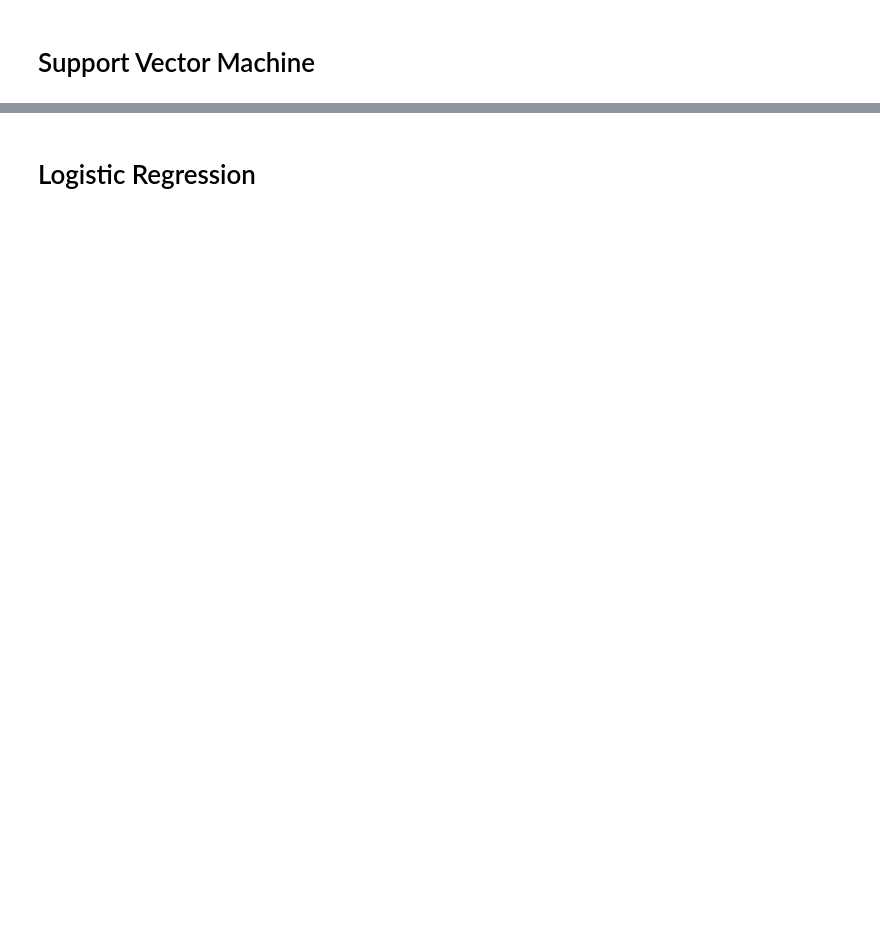
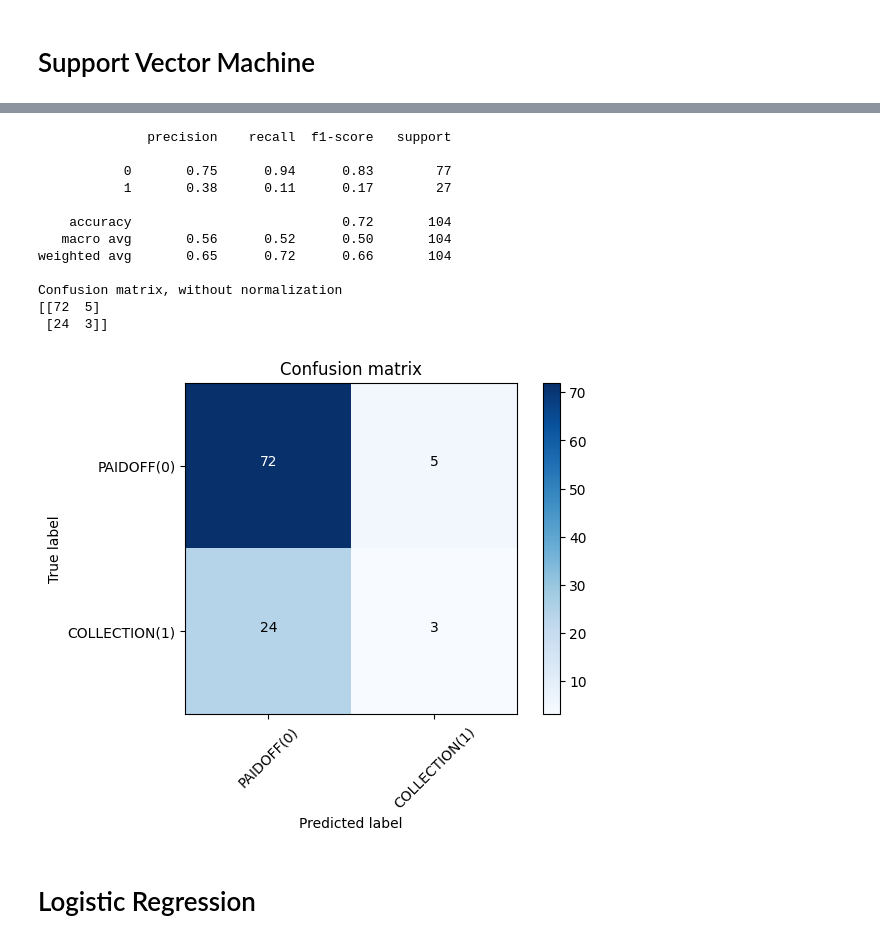
Before and after one commit to patrikfreisner/PythonDataScience, a Jupyter notebook: 13.15 - ML0101EN-Proj-Loan-py-v1.ipynb, the cells around one changed output, grey strips where cells are left out. Saved outputs shown, nothing was run; the diff lists cells and outputs as text; code cells hidden in the pictures; blank space fills up the shorter version.

```diff
--- a/13.15 - ML0101EN-Proj-Loan-py-v1.ipynb
+++ b/13.15 - ML0101EN-Proj-Loan-py-v1.ipynb
@@ -289,0 +389,15 @@ Notice: You should find the best k to build the model with the best accuracy.\
+# %%
+X_train, X_test, y_train, y_test = train_test_split(X, y, test_size=0.3, random_state=4)
+
+classifier_svm = svm.LinearSVC(C=4)
+classifier_svm.fit(X_train, y_train)
+
+yhat = classifier_svm.predict(X_test)
+# yhat = cross_val_predict(classifier_svm, X, y, cv=6)
+print(yhat[0:5])
+
+trainScores['SVM-jaccard']=jaccard_score(y_test, yhat)
+trainScores['SVM-f1-score']=f1_score(y_test, yhat, average='weighted')
+# trainScores['SVM-logLoss'] = log_loss(y_test, yhat) # NOT APPLICABLE
+
+trainScores
@@ -290,2 +414,63 @@ Notice: You should find the best k to build the model with the best accuracy.\
+# %%
+from sklearn.metrics import classification_report, confusion_matrix
+import itertools
+
+def plot_confusion_matrix(cm, classes,
+                          normalize=False,
+                          title='Confusion matrix',
+                          cmap=plt.cm.Blues):
+    """
+    This function prints and plots the confusion matrix.
+    Normalization can be applied by setting `normalize=True`.
+    """
+    if normalize:
+        cm = cm.astype('float') / cm.sum(axis=1)[:, np.newaxis]
+        print("Normalized confusion matrix")
+    else:
+        print('Confusion matrix, without normalization')
+
+    print(cm)
+
+    plt.imshow(cm, interpolation='nearest', cmap=cmap)
+    plt.title(title)
+    plt.colorbar()
+    tick_marks = np.arange(len(classes))
+    plt.xticks(tick_marks, classes, rotation=45)
+    plt.yticks(tick_marks, classes)
+
+    fmt = '.2f' if normalize else 'd'
+    thresh = cm.max() / 2.
+    for i, j in itertools.product(range(cm.shape[0]), range(cm.shape[1])):
+        plt.text(j, i, format(cm[i, j], fmt),
+                 horizontalalignment="center",
+                 color="white" if cm[i, j] > thresh else "black")
+
+    plt.tight_layout()
+    plt.ylabel('True label')
+    plt.xlabel('Predicted label')
+
+# Compute confusion matrix
+cnf_matrix = confusion_matrix(y_test, yhat, labels=[0,1])
+np.set_printoptions(precision=2)
+
+print (classification_report(y_test, yhat))
+
+# Plot non-normalized confusion matrix
+plt.figure()
+plot_confusion_matrix(cnf_matrix, classes=['PAIDOFF(0)','COLLECTION(1)'],normalize= False,  title='Confusion matrix')
+# %% [output]
+              precision    recall  f1-score   support
+
+           0       0.75      0.94      0.83        77
+           1       0.38      0.11      0.17        27
+
+    accuracy                           0.72       104
+   macro avg       0.56      0.52      0.50       104
+weighted avg       0.65      0.72      0.66       104
+
+Confusion matrix, without normalization
+[[72  5]
+ [24  3]]
+[figure, added]
 # %% [markdown]
 # Logistic Regression
```
Also changed, not shown: parts of 23 cells of this notebook, 3 other files.
